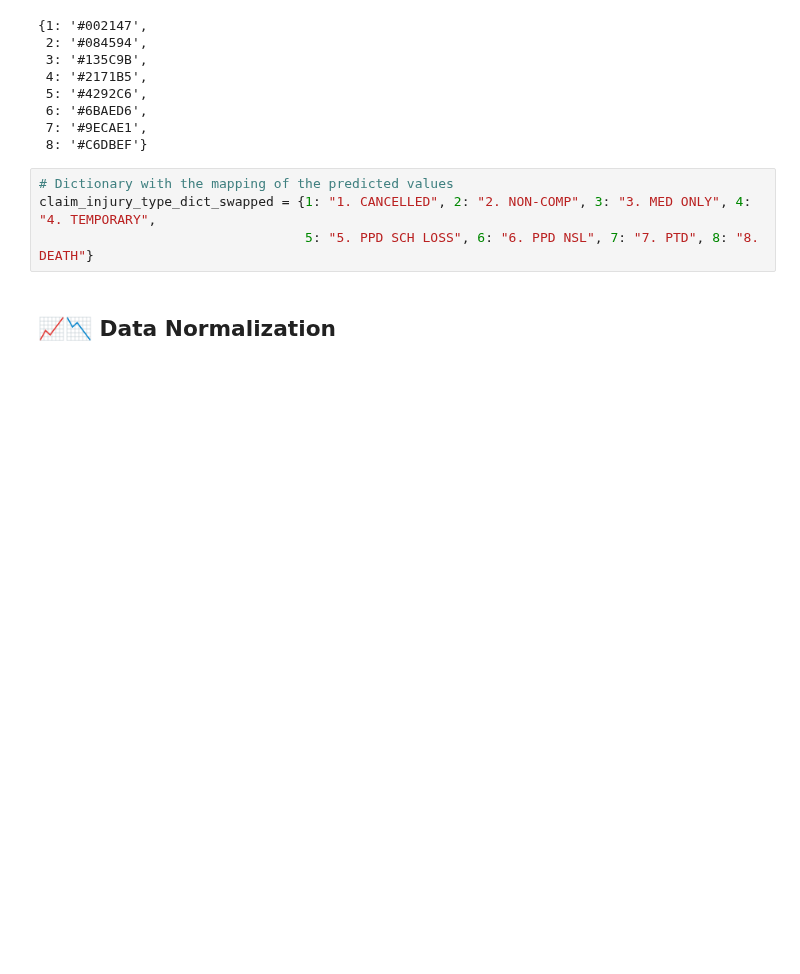
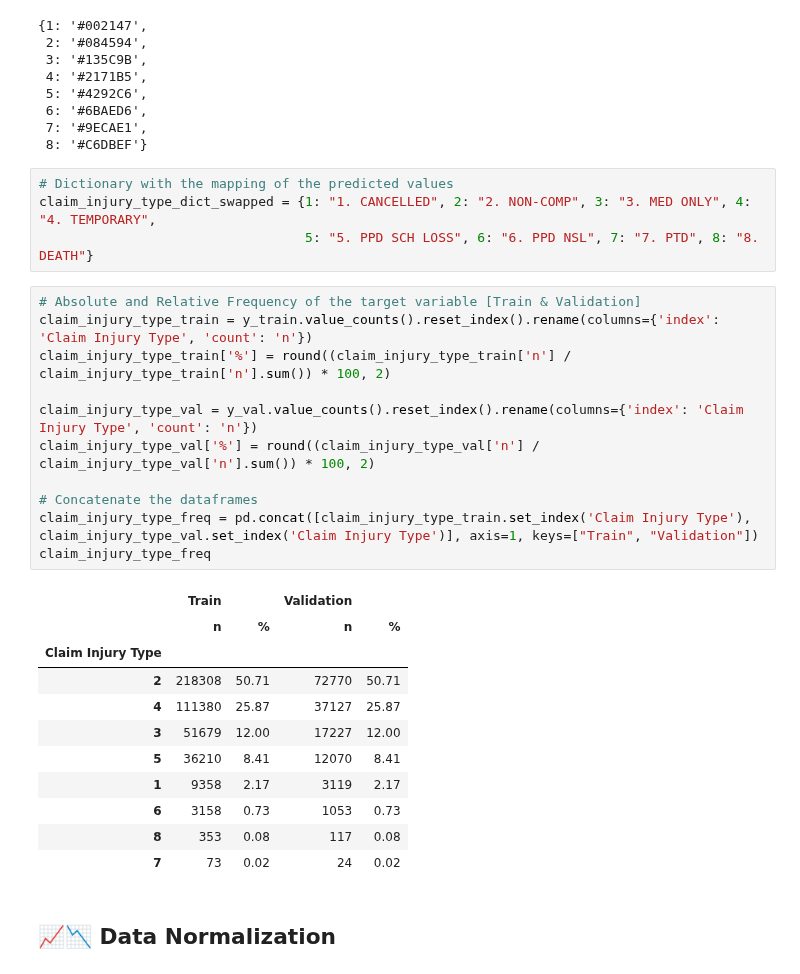
Before and after one commit to Silvestre17/ML_24.25_Project_Group33, a Jupyter notebook: 3_Modeling&Evaluation_MLProject_Group33.ipynb, the cells around one changed output. Saved outputs shown, nothing was run; the diff lists cells and outputs as text; blank space fills up the shorter version.

```diff
--- a/3_Modeling&Evaluation_MLProject_Group33.ipynb
+++ b/3_Modeling&Evaluation_MLProject_Group33.ipynb
@@ -259,6 +276,29 @@ claim_injury_type_palette
 # Dictionary with the mapping of the predicted values
 claim_injury_type_dict_swapped = {1: "1. CANCELLED", 2: "2. NON-COMP", 3: "3. MED ONLY", 4: "4. TEMPORARY",
                                   5: "5. PPD SCH LOSS", 6: "6. PPD NSL", 7: "7. PTD", 8: "8. DEATH"}
+# %%
+# Absolute and Relative Frequency of the target variable [Train & Validation]
+claim_injury_type_train = y_train.value_counts().reset_index().rename(columns={'index': 'Claim Injury Type', 'count': 'n'})
+claim_injury_type_train['%'] = round((claim_injury_type_train['n'] / claim_injury_type_train['n'].sum()) * 100, 2)
+
+claim_injury_type_val = y_val.value_counts().reset_index().rename(columns={'index': 'Claim Injury Type', 'count': 'n'})
+claim_injury_type_val['%'] = round((claim_injury_type_val['n'] / claim_injury_type_val['n'].sum()) * 100, 2)
+
+# Concatenate the dataframes
+claim_injury_type_freq = pd.concat([claim_injury_type_train.set_index('Claim Injury Type'), claim_injury_type_val.set_index('Claim Injury Type')], axis=1, keys=["Train", "Validation"])
+claim_injury_type_freq
+# %% [output]
+|  | Train |  | Validation |  |
+|  | n | % | n | % |
+| Claim Injury Type |  |  |  |  |
+| 2 | 218308 | 50.71 | 72770 | 50.71 |
+| 4 | 111380 | 25.87 | 37127 | 25.87 |
+| 3 | 51679 | 12.00 | 17227 | 12.00 |
+| 5 | 36210 | 8.41 | 12070 | 8.41 |
+| 1 | 9358 | 2.17 | 3119 | 2.17 |
+| 6 | 3158 | 0.73 | 1053 | 0.73 |
+| 8 | 353 | 0.08 | 117 | 0.08 |
+| 7 | 73 | 0.02 | 24 | 0.02 |
 # %% [markdown]
 ## **📈📉 Data Normalization**
 # %%
```
Also changed, not shown: parts of 36 cells of this notebook, 12 other files.
